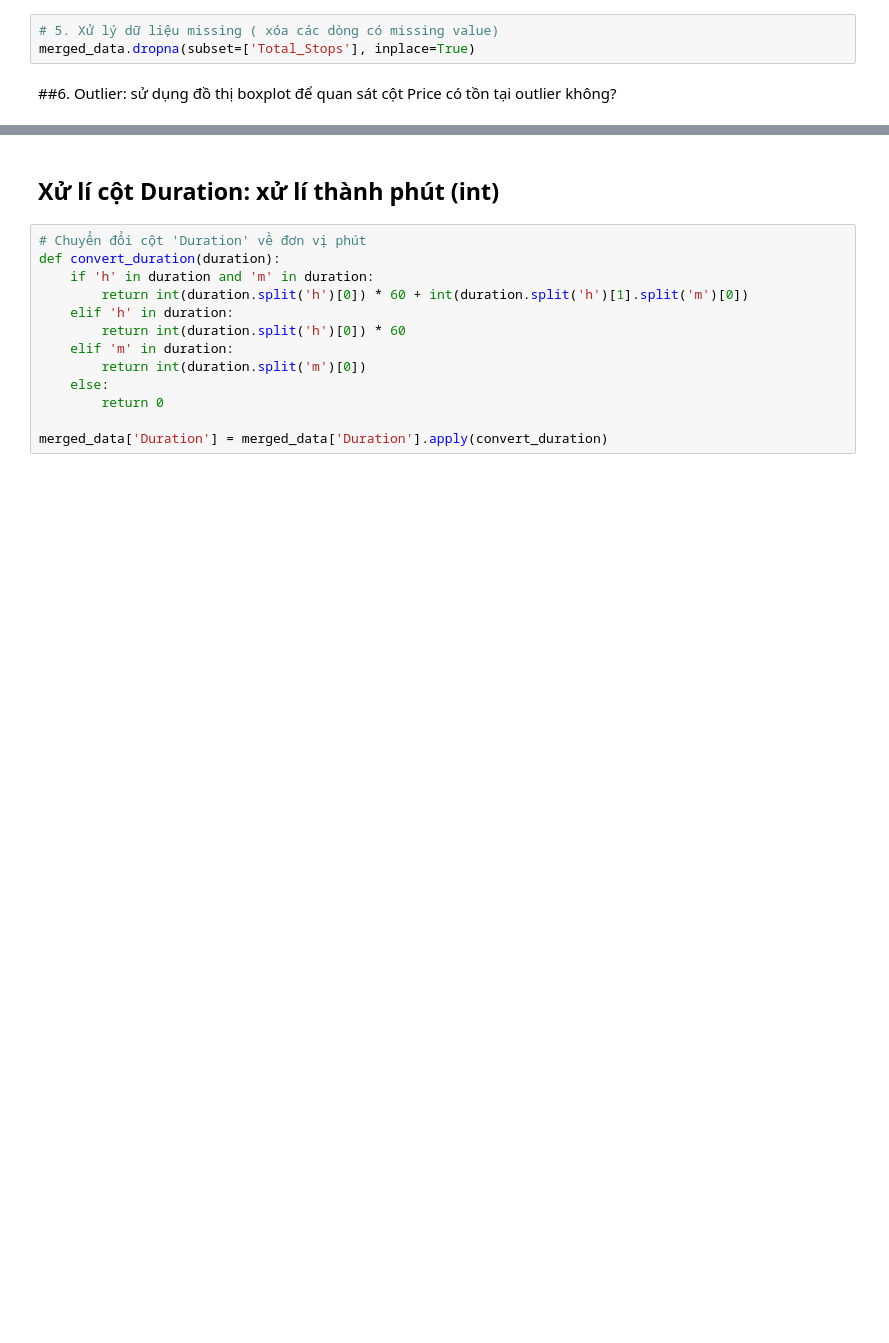
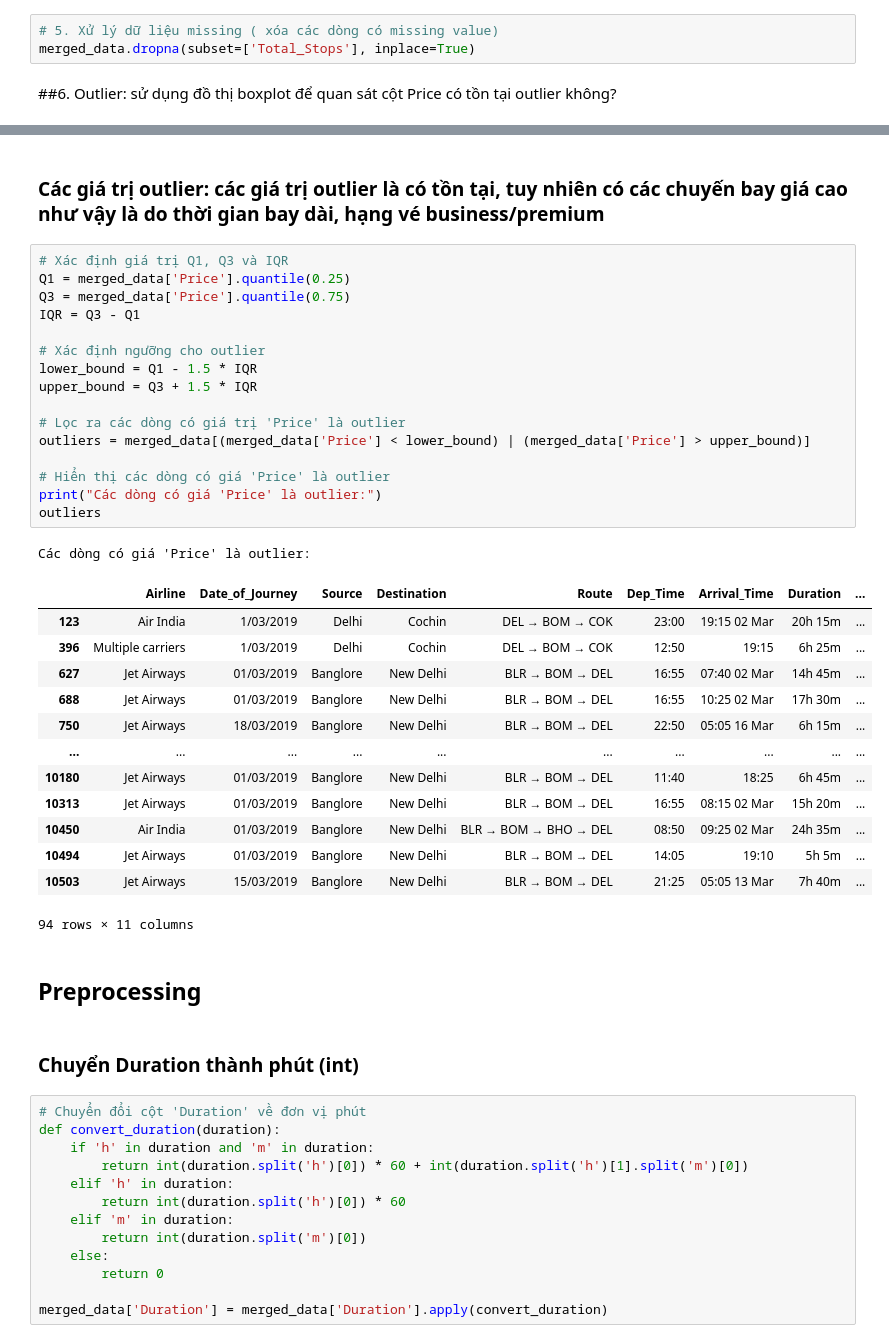
Before and after one commit to Vanniee007/ADA-Final-Project-20CQ.PTDL.05, a Jupyter notebook: FinalProject.ipynb, the cells around one changed output, grey strips where cells are left out. Saved outputs shown, nothing was run; the diff lists cells and outputs as text; blank space fills up the shorter version.

Commit message:
Preprocessing, EDA 1, 2, 6

```diff
--- a/FinalProject.ipynb
+++ b/FinalProject.ipynb
@@ -110,5 +174,40 @@ merged_data.dropna(subset=['Total_Stops'], inplace=True)
+# %% [markdown]
+### Các giá trị outlier: các giá trị outlier là có tồn tại, tuy nhiên có các chuyến bay giá cao như vậy là do thời gian bay dài, hạng vé business/premium
+# %%
+# Xác định giá trị Q1, Q3 và IQR
+Q1 = merged_data['Price'].quantile(0.25)
+Q3 = merged_data['Price'].quantile(0.75)
+IQR = Q3 - Q1
+
+# Xác định ngưỡng cho outlier
+lower_bound = Q1 - 1.5 * IQR
+upper_bound = Q3 + 1.5 * IQR
+
+# Lọc ra các dòng có giá trị 'Price' là outlier
+outliers = merged_data[(merged_data['Price'] < lower_bound) | (merged_data['Price'] > upper_bound)]
+
+# Hiển thị các dòng có giá 'Price' là outlier
+print("Các dòng có giá 'Price' là outlier:")
+outliers
+# %% [output]
+Các dòng có giá 'Price' là outlier:
+|  | Airline | Date_of_Journey | Source | Destination | Route | Dep_Time | Arrival_Time | Duration | ... |
+| 123 | Air India | 1/03/2019 | Delhi | Cochin | DEL → BOM → COK | 23:00 | 19:15 02 Mar | 20h 15m | ... |
+| 396 | Multiple carriers | 1/03/2019 | Delhi | Cochin | DEL → BOM → COK | 12:50 | 19:15 | 6h 25m | ... |
+| 627 | Jet Airways | 01/03/2019 | Banglore | New Delhi | BLR → BOM → DEL | 16:55 | 07:40 02 Mar | 14h 45m | ... |
+| 688 | Jet Airways | 01/03/2019 | Banglore | New Delhi | BLR → BOM → DEL | 16:55 | 10:25 02 Mar | 17h 30m | ... |
+| 750 | Jet Airways | 18/03/2019 | Banglore | New Delhi | BLR → BOM → DEL | 22:50 | 05:05 16 Mar | 6h 15m | ... |
+| ... | ... | ... | ... | ... | ... | ... | ... | ... | ... |
+| 10180 | Jet Airways | 01/03/2019 | Banglore | New Delhi | BLR → BOM → DEL | 11:40 | 18:25 | 6h 45m | ... |
+| 10313 | Jet Airways | 01/03/2019 | Banglore | New Delhi | BLR → BOM → DEL | 16:55 | 08:15 02 Mar | 15h 20m | ... |
+| 10450 | Air India | 01/03/2019 | Banglore | New Delhi | BLR → BOM → BHO → DEL | 08:50 | 09:25 02 Mar | 24h 35m | ... |
+| 10494 | Jet Airways | 01/03/2019 | Banglore | New Delhi | BLR → BOM → DEL | 14:05 | 19:10 | 5h 5m | ... |
+| 10503 | Jet Airways | 15/03/2019 | Banglore | New Delhi | BLR → BOM → DEL | 21:25 | 05:05 13 Mar | 7h 40m | ... |
+94 rows × 11 columns
+# %% [markdown]
+## Preprocessing
 # %% [markdown]
-## Xử lí cột Duration: xử lí thành phút (int)
+### Chuyển Duration thành phút (int)
 # %%
 # Chuyển đổi cột 'Duration' về đơn vị phút
 def convert_duration(duration):
```
Also changed, not shown: parts of 13 cells of this notebook.
